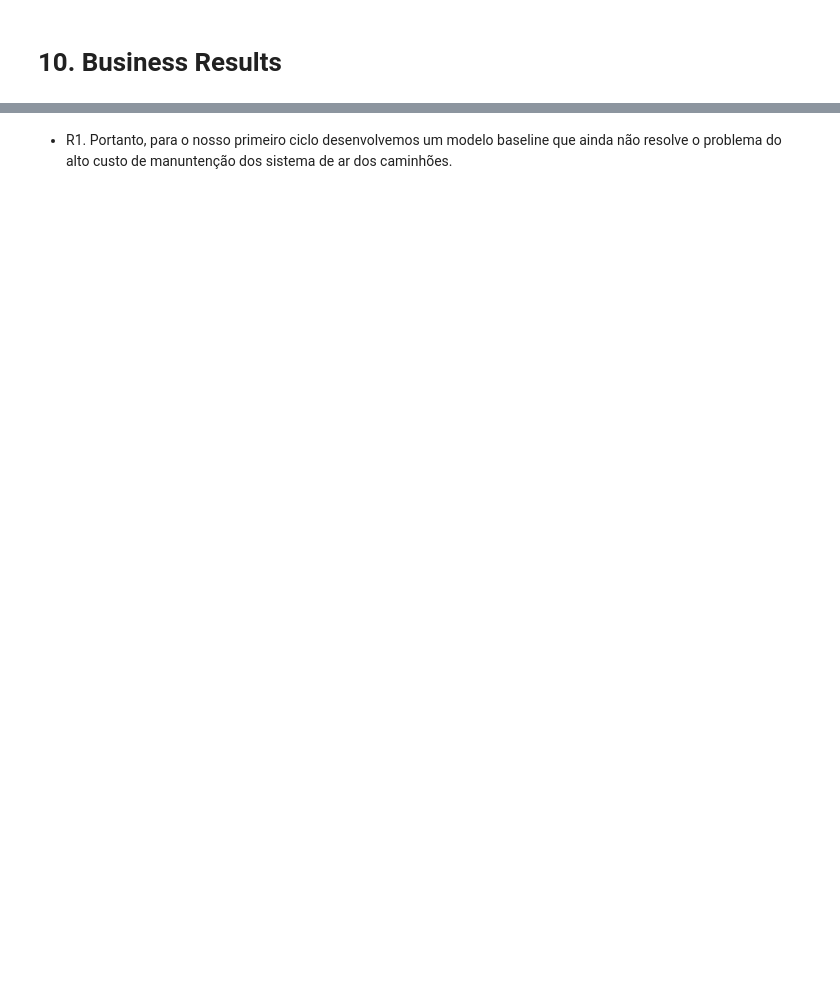
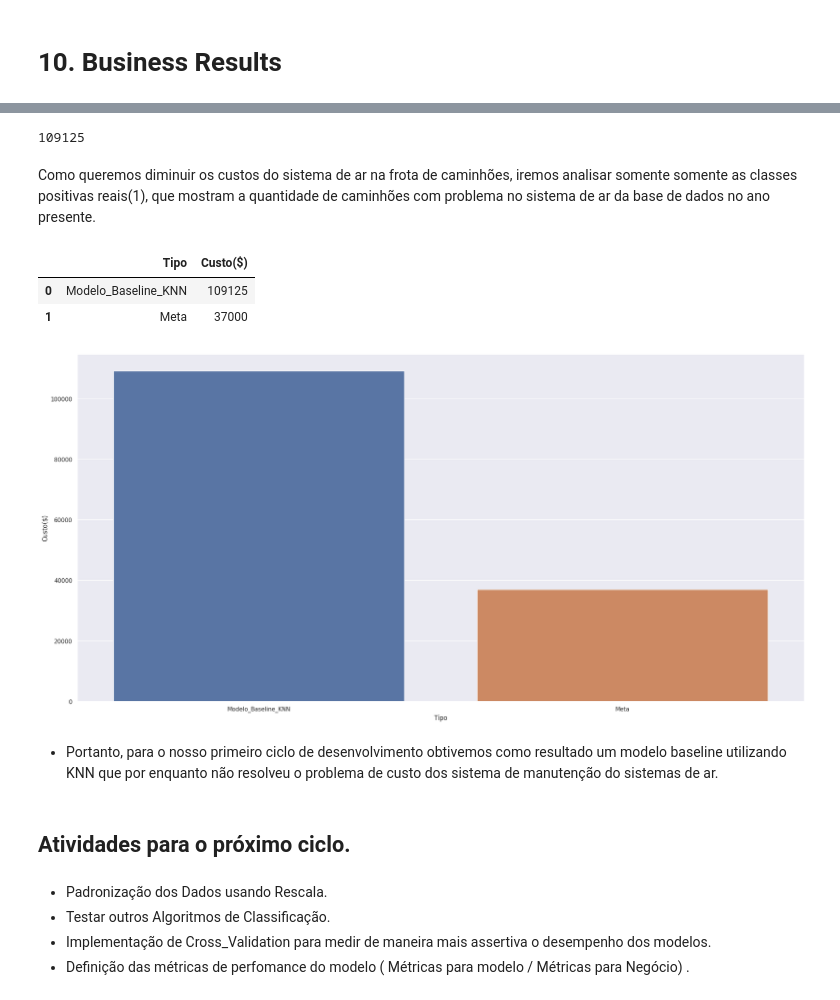
Before and after one commit to malheiros7j/truck_system_classifier, a Jupyter notebook: notebooks/ciclo01_air_system_truck.ipynb, the cells around one changed output, grey strips where cells are left out. Saved outputs shown, nothing was run; the diff lists cells and outputs as text; code cells hidden in the pictures; blank space fills up the shorter version.

```diff
--- a/notebooks/ciclo01_air_system_truck.ipynb
+++ b/notebooks/ciclo01_air_system_truck.ipynb
@@ -552,2 +565,29 @@ print('Valor Gasto constatado pelo time de negócios para ano corrente: $37.000,
-# %% [markdown]
-* R1. Portanto, para o nosso primeiro ciclo desenvolvemos um modelo baseline que ainda não resolve o problema do alto custo de manuntenção dos sistema de ar dos caminhões.
+# %%
+Custo = (210*500)+(165*25)
+Custo
+# %% [output]
+109125
+# %% [markdown]
+Como queremos diminuir os custos do sistema de ar na frota de caminhões, iremos analisar somente somente as classes positivas reais(1), que mostram a quantidade de caminhões com problema no sistema de ar da base de dados no ano presente.
+# %%
+df_impacto = pd.DataFrame({ 'Tipo'   : ['Modelo_Baseline_KNN','Meta'],
+                            'Custo($)' : [109125,37000]})
+# %%
+df_impacto
+# %% [output]
+|  | Tipo | Custo($) |
+| 0 | Modelo_Baseline_KNN | 109125 |
+| 1 | Meta | 37000 |
+# %%
+sns.barplot(x='Tipo',y='Custo($)',data=df_impacto);
+# %% [output]
+[figure, added]
+# %% [markdown]
+* Portanto, para o nosso primeiro ciclo de desenvolvimento obtivemos como resultado um modelo baseline utilizando KNN que por enquanto não resolveu o problema de custo dos sistema de manutenção do sistemas de ar.
+# %% [markdown]
+## Atividades para o próximo ciclo.
+# %% [markdown]
+* Padronização dos Dados usando Rescala.
+* Testar outros Algoritmos de Classificação.
+* Implementação de Cross_Validation para medir de maneira mais assertiva o desempenho dos modelos.
+* Definição das métricas de perfomance do modelo ( Métricas para modelo / Métricas para Negócio) .
```
Also changed, not shown: parts of 67 cells of this notebook, 6 other files.
